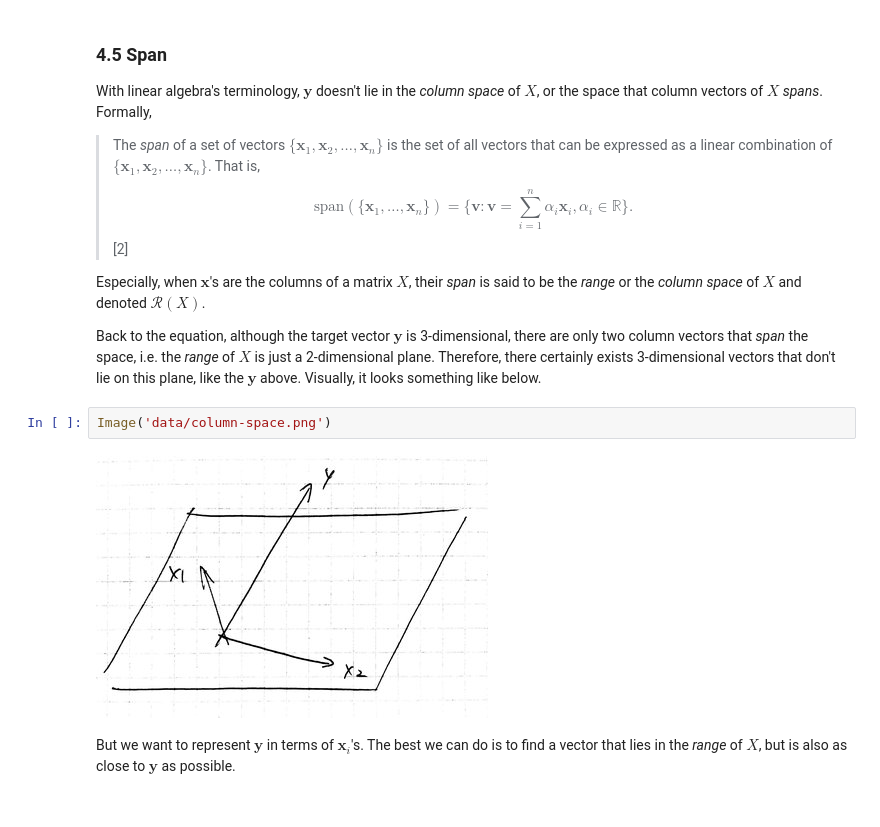
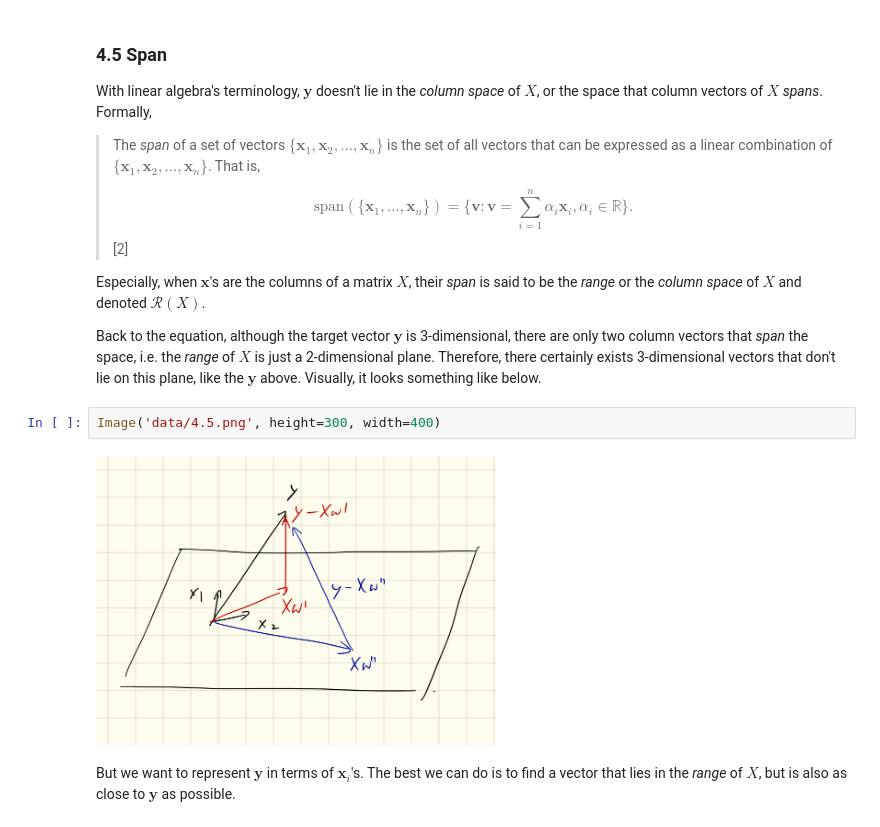
Before and after one commit to kouariga/math-for-ml, a Jupyter notebook: linear_algebra.ipynb, the cells around one changed output. Cells and saved outputs as stored; diff of their text form.

```diff
--- a/linear_algebra.ipynb
+++ b/linear_algebra.ipynb
@@ -575,10 +574,10 @@ With linear algebra's terminology, $\boldsymbol{y}$ doesn't lie in the *column s
 Especially, when $\boldsymbol{x}$'s are the columns of a matrix $X$, their *span* is said to be the *range* or the *column space* of $X$ and denoted $\mathcal{R}(X)$.
 
 Back to the equation, although the target vector $\boldsymbol{y}$ is 3-dimensional, there are only two column vectors that *span* the space, i.e. the *range* of $X$ is just a 2-dimensional plane. Therefore, there certainly exists 3-dimensional vectors that don't lie on this plane, like the $\boldsymbol{y}$ above. Visually, it looks something like below.
-# %%
-Image('data/column-space.png')
-# %% [output]
-[figure, removed]
+# %%
+Image('data/4.5.png', height=300, width=400)
+# %% [output]
+[figure, added]
 # %% [markdown]
 But we want to represent $\boldsymbol{y}$ in terms of $\boldsymbol{x}_i$'s. The best we can do is to find a vector that lies in the *range* of $X$, but is also as close to $\boldsymbol{y}$ as possible.
 # %% [markdown]
```
Also changed, not shown: parts of 10 cells of this notebook, 10 other files.
